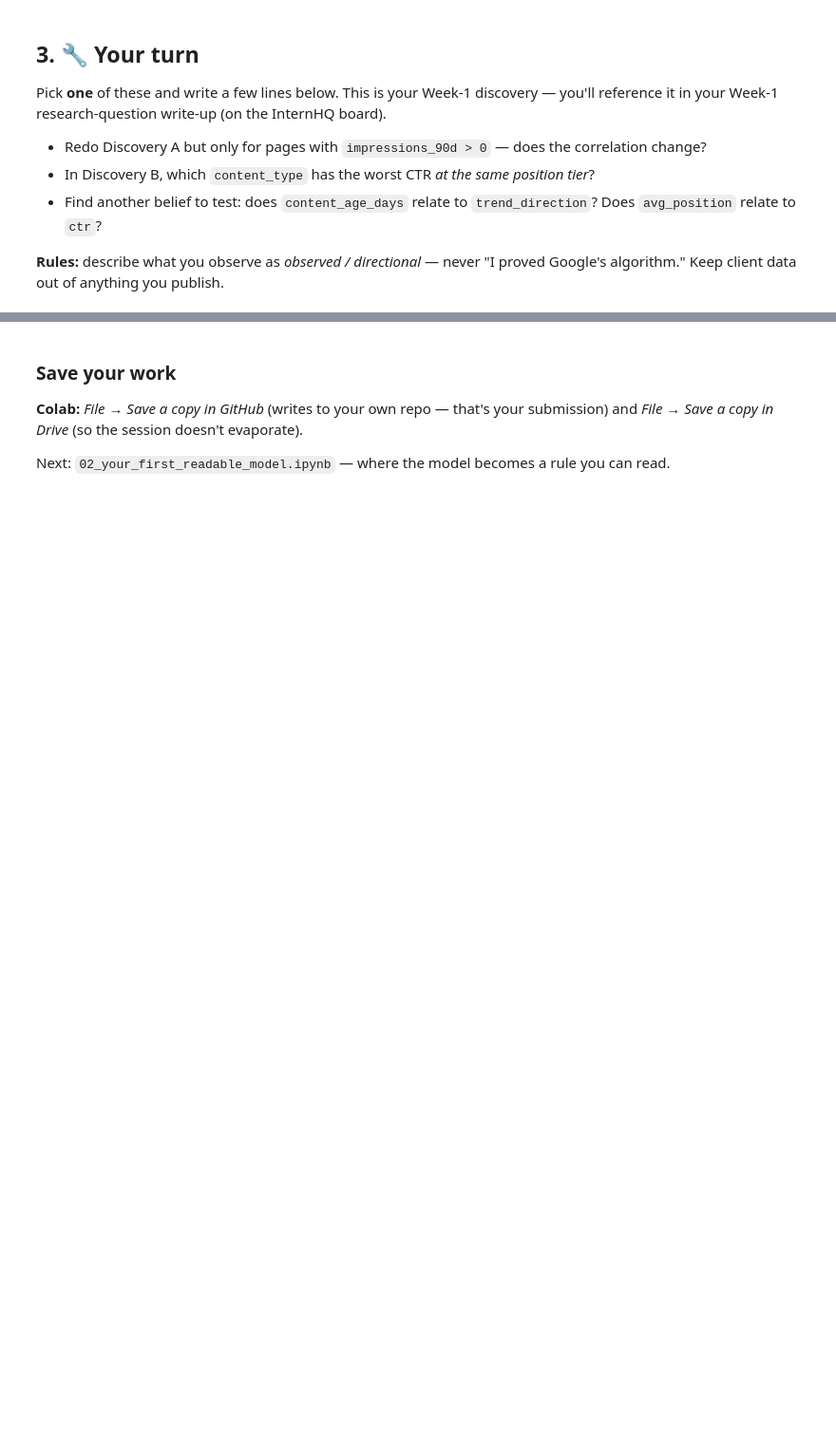
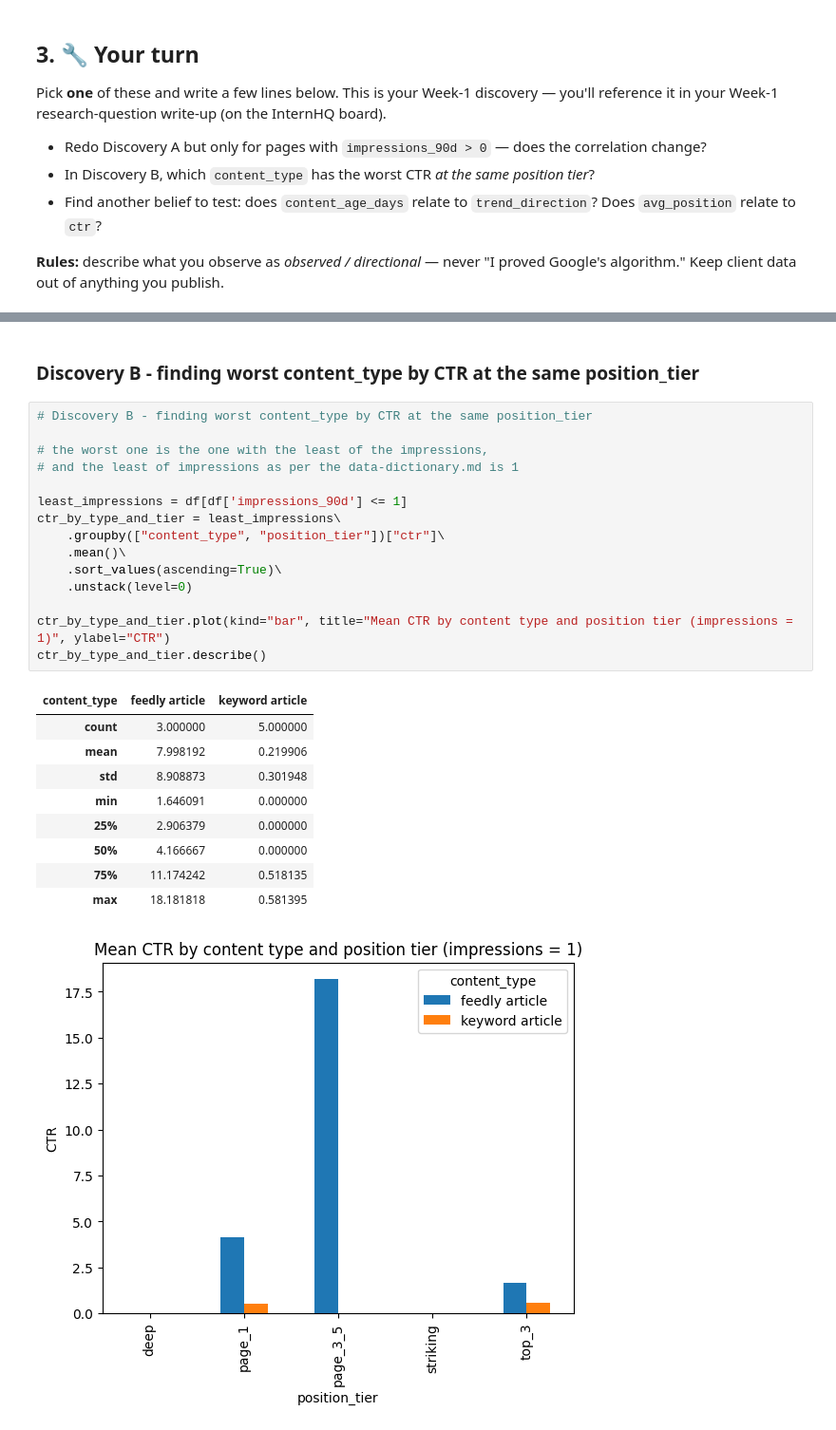
Before and after one commit to JackTheProgrammer/flyrank-ml-internship-track, a Jupyter notebook: notebooks/01_first_look_and_discovery.ipynb, the cells around one changed output, grey strips where cells are left out. Shown at 95% size. Saved outputs shown, nothing was run; the diff lists cells and outputs as text; blank space fills up the shorter version.

Commit message:
finished the 01_first_look_and_discovery.ipynb with ALL 'your turn' cells

```diff
--- a/notebooks/01_first_look_and_discovery.ipynb
+++ b/notebooks/01_first_look_and_discovery.ipynb
@@ -102,5 +149,28 @@ Pick **one** of these and write a few lines below. This is your Week-1 discovery
-# %% [markdown]
-### Save your work
-**Colab:** *File → Save a copy in GitHub* (writes to your own repo — that's your submission) and *File → Save a copy in Drive* (so the session doesn't evaporate).
-
-Next: `02_your_first_readable_model.ipynb` — where the model becomes a rule you can read.
+# %% [markdown]
+### Discovery B - finding worst content_type by CTR at the same position_tier
+# %%
+# Discovery B - finding worst content_type by CTR at the same position_tier
+
+# the worst one is the one with the least of the impressions,
+# and the least of impressions as per the data-dictionary.md is 1
+
+least_impressions = df[df['impressions_90d'] <= 1]
+ctr_by_type_and_tier = least_impressions\
+    .groupby(["content_type", "position_tier"])["ctr"]\
+    .mean()\
+    .sort_values(ascending=True)\
+    .unstack(level=0)
+
+ctr_by_type_and_tier.plot(kind="bar", title="Mean CTR by content type and position tier (impressions = 1)", ylabel="CTR")
+ctr_by_type_and_tier.describe()
+# %% [output]
+| content_type | feedly article | keyword article |
+| count | 3.000000 | 5.000000 |
+| mean | 7.998192 | 0.219906 |
+| std | 8.908873 | 0.301948 |
+| min | 1.646091 | 0.000000 |
+| 25% | 2.906379 | 0.000000 |
+| 50% | 4.166667 | 0.000000 |
+| 75% | 11.174242 | 0.518135 |
+| max | 18.181818 | 0.581395 |
+[figure, added]
```
Also changed, not shown: parts of 17 cells of this notebook.
